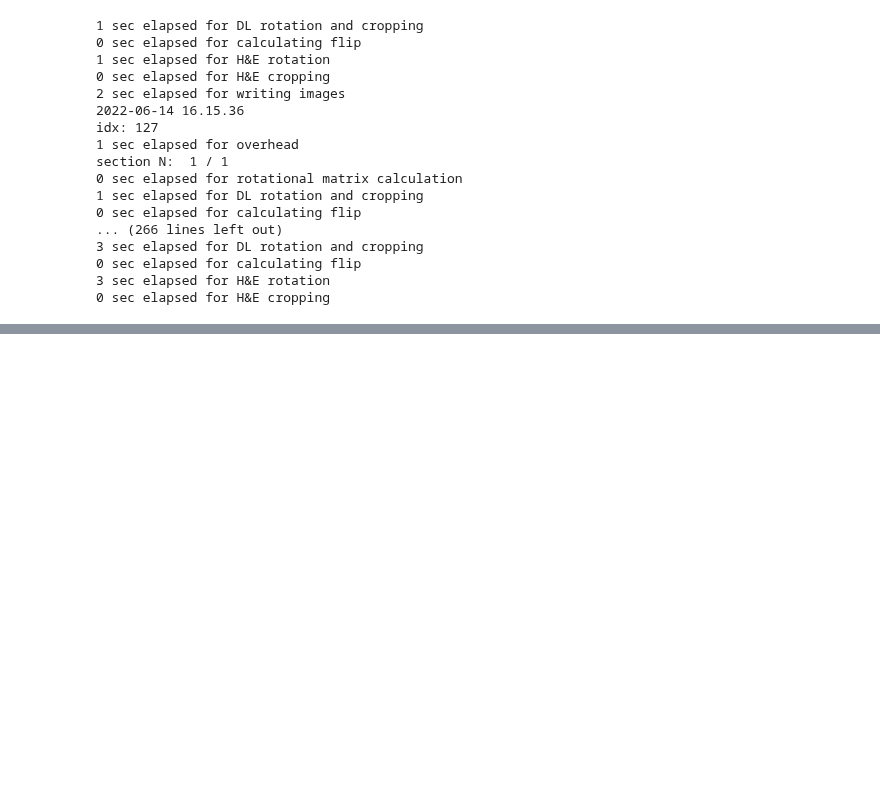
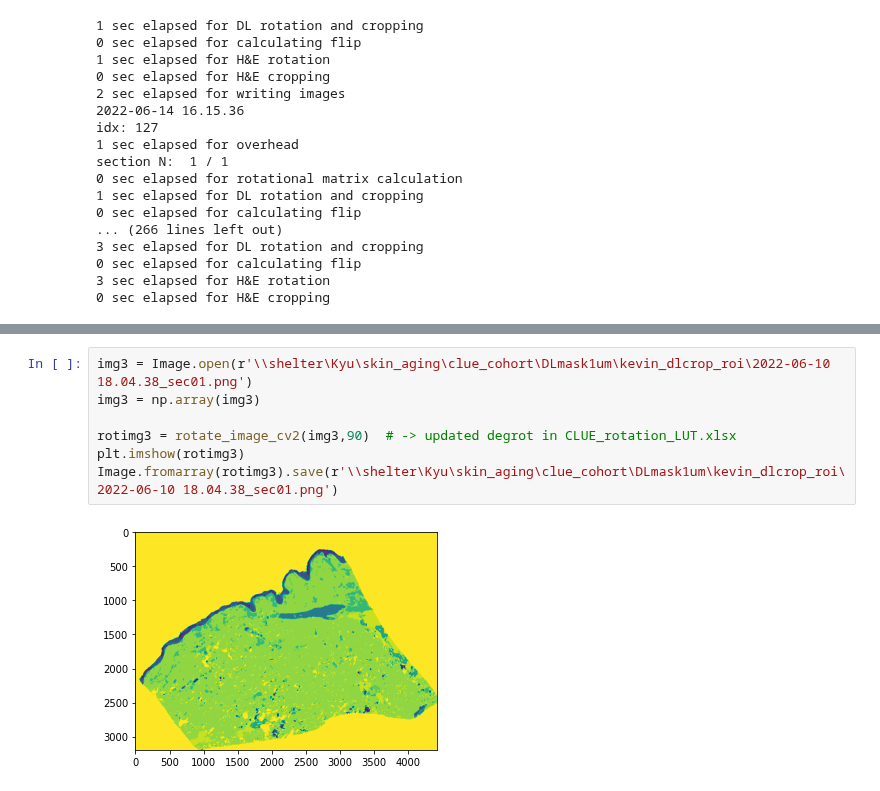
Before and after one commit to Wirtz-Lab/wsi_analysis, a Jupyter notebook: kevin/skin_morphometric_analysis/crop_align_DL_with_ROI.ipynb, the cells around one changed output, grey strips where cells are left out. Cells and saved outputs as stored; diff of their text form; blank space fills up the shorter version.

```diff
--- a/kevin/skin_morphometric_analysis/crop_align_DL_with_ROI.ipynb
+++ b/kevin/skin_morphometric_analysis/crop_align_DL_with_ROI.ipynb
@@ -464,0 +477,9 @@ plt.imshow(rotimg2)
+# %%
+img3 = Image.open(r'\\shelter\Kyu\skin_aging\clue_cohort\DLmask1um\kevin_dlcrop_roi\2022-06-10 18.04.38_sec01.png')
+img3 = np.array(img3)
+
+rotimg3 = rotate_image_cv2(img3,90)  # -> updated degrot in CLUE_rotation_LUT.xlsx
+plt.imshow(rotimg3)
+Image.fromarray(rotimg3).save(r'\\shelter\Kyu\skin_aging\clue_cohort\DLmask1um\kevin_dlcrop_roi\2022-06-10 18.04.38_sec01.png')
+# %% [output]
+[figure, added]
```
Also changed, not shown: parts of 4 cells of this notebook.
